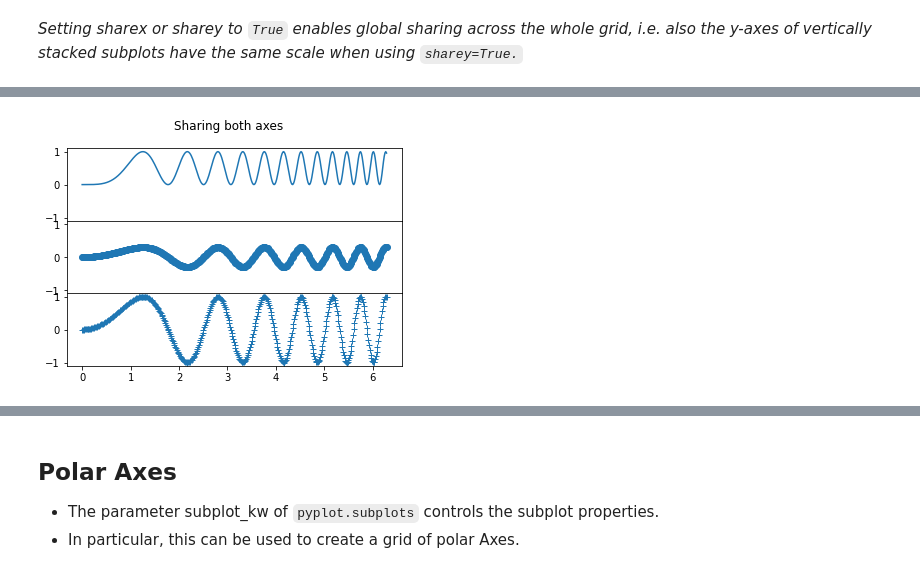
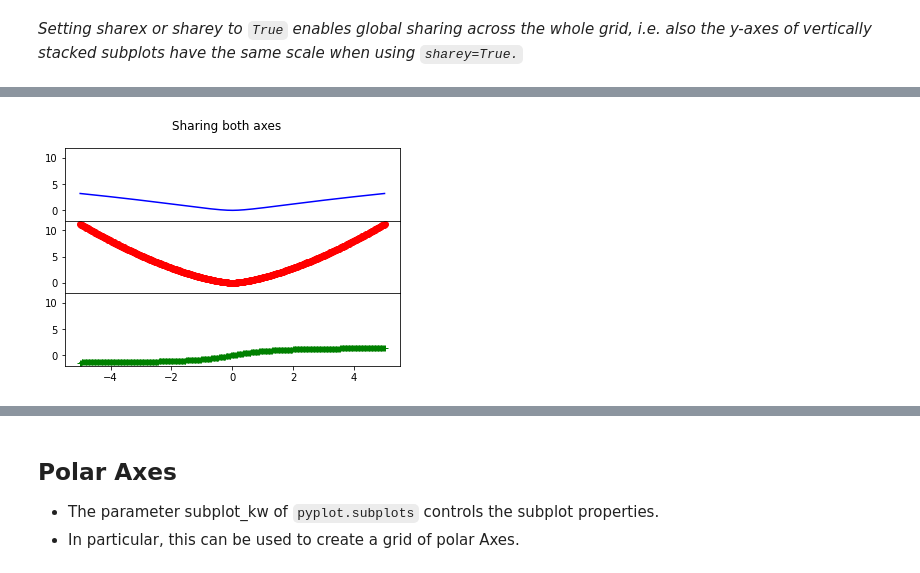
Before and after one commit to imannoor22/Data-Science-Group-2-BWF-IMAN-NOOR, a Jupyter notebook: Task 17/task17.ipynb, the cells around one changed output, grey strips where cells are left out. Cells and saved outputs as stored; diff of their text form; code cells hidden in the pictures.

```diff
--- a/Task 17/task17.ipynb
+++ b/Task 17/task17.ipynb
@@ -100,0 +76,29 @@ for ax in axs.flat:
+# %%
+x = np.linspace(0, 2 * np.pi, 400)
+y1 = np.sin(x)
+y2 = np.cos(x)
+y3 = np.tan(x)
+y4 = np.exp(-x)
+fig, axs = plt.subplots(nrows=2, ncols=2, figsize=(10, 8))
+axs[0, 0].plot(x, y1, color='blue')
+axs[0, 0].set_title('Plot 1: sin(x)')
+axs[0, 0].set_xlabel('x')
+axs[0, 0].set_ylabel('sin(x)')
+
+axs[0, 1].plot(x, y2, color='red')
+axs[0, 1].set_title('Plot 2: cos(x)')
+axs[0, 1].set_xlabel('x')
+axs[0, 1].set_ylabel('cos(x)')
+
+axs[1, 0].plot(x, y3, color='green')
+axs[1, 0].set_title('Plot 3: tan(x)')
+axs[1, 0].set_xlabel('x')
+axs[1, 0].set_ylabel('tan(x)')
+
+axs[1, 1].plot(x, y4, color='purple')
+axs[1, 1].set_title('Plot 4: exp(-x)')
+axs[1, 1].set_xlabel('x')
+axs[1, 1].set_ylabel('exp(-x)')
+
+plt.tight_layout()
+plt.show()
@@ -147,17 +158,21 @@ plt.show()
 # %%
+x = np.linspace(-5, 5, 400)
+y1 = np.log(np.abs(x) + 1)  # Logarithmic function for absolute x values
+y2 = np.sqrt(np.abs(x))  # Square root function for positive x values
+y3 = np.arctan(x)  # Arctangent function
 fig = plt.figure()
 gs = fig.add_gridspec(3, hspace=0)
 axs = gs.subplots(sharex=True, sharey=True)
 fig.suptitle('Sharing both axes')
-axs[0].plot(x, y**2)
-axs[1].plot(x, 0.3*y, 'o')
-axs[2].plot(x, y, '+')
+axs[0].plot(x, y1**2, color='blue')
+axs[1].plot(x, y2**3, 'o', color='red')
+axs[2].plot(x, y3, '+', color='green')
 
 # Hide x labels and tick labels for all but bottom plot.
 for ax in axs:
     ax.label_outer()
 # %% [output]
-[figure, old version]
+[figure, new version]
 # %%
 fig = plt.figure()
 gs = fig.add_gridspec(2, 2, hspace=0, wspace=0)
```
Also changed, not shown: parts of 25 cells of this notebook.
